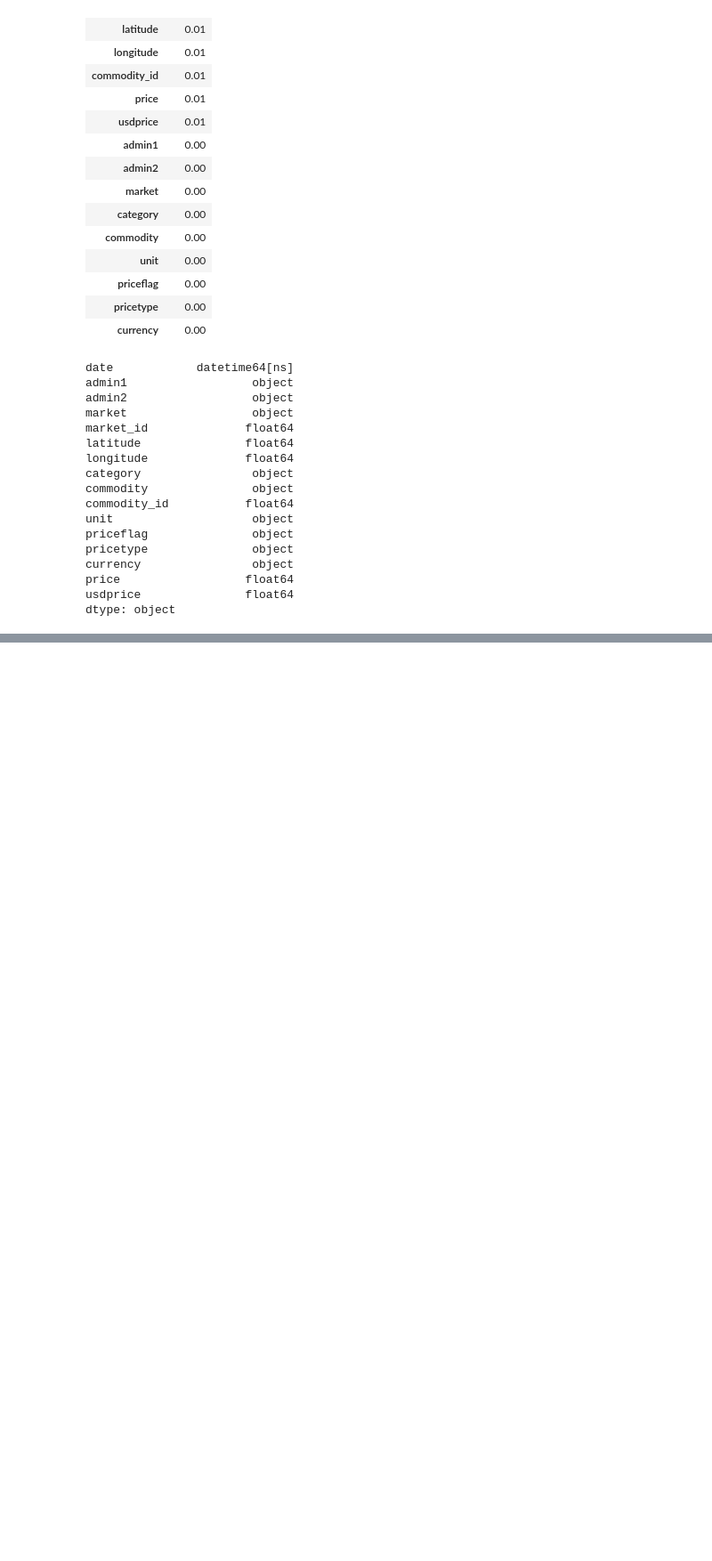
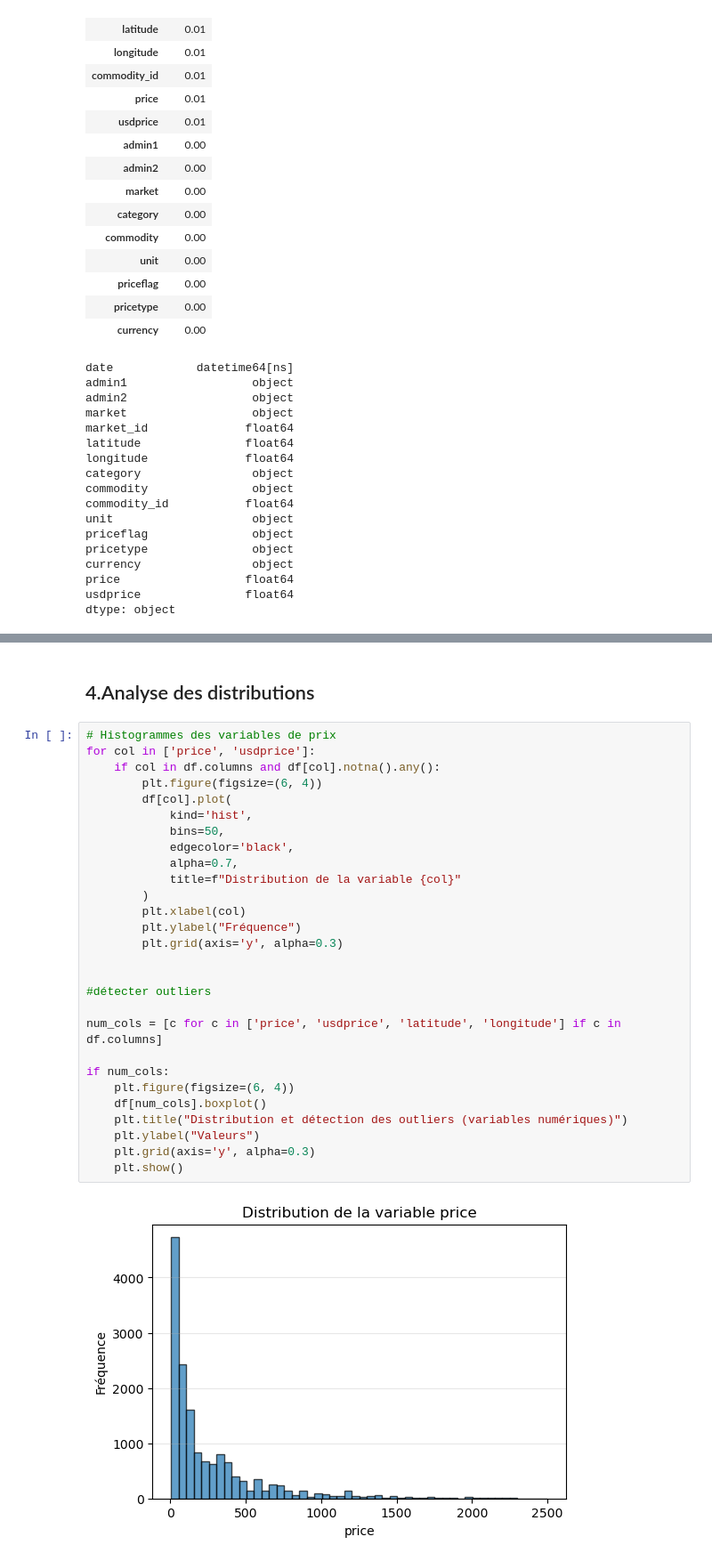
Before and after one commit to Einstein201/ML---World-Food-Programme-WFP-Food-Price---Haiti, a Jupyter notebook: Analyse_exploratoire.ipynb, the cells around one changed output, grey strips where cells are left out. Shown at 89% size. Drawn from its saved outputs; the diff is of its cells as text; blank space fills up the shorter version.

```diff
--- a/Analyse_exploratoire.ipynb
+++ b/Analyse_exploratoire.ipynb
@@ -171,0 +172,32 @@ Top modalités pour priceflag:
+# %% [markdown]
+## 4.Analyse des distributions
+# %%
+# Histogrammes des variables de prix
+for col in ['price', 'usdprice']:
+    if col in df.columns and df[col].notna().any():
+        plt.figure(figsize=(6, 4))
+        df[col].plot(
+            kind='hist',
+            bins=50,
+            edgecolor='black',
+            alpha=0.7,
+            title=f"Distribution de la variable {col}"
+        )
+        plt.xlabel(col)
+        plt.ylabel("Fréquence")
+        plt.grid(axis='y', alpha=0.3)
+
+
+#détecter outliers
+
+num_cols = [c for c in ['price', 'usdprice', 'latitude', 'longitude'] if c in df.columns]
+
+if num_cols:
+    plt.figure(figsize=(6, 4))
+    df[num_cols].boxplot()
+    plt.title("Distribution et détection des outliers (variables numériques)")
+    plt.ylabel("Valeurs")
+    plt.grid(axis='y', alpha=0.3)
+    plt.show()
+# %% [output]
+[figure, added]
```
Also changed, not shown: parts of 19 cells of this notebook.
